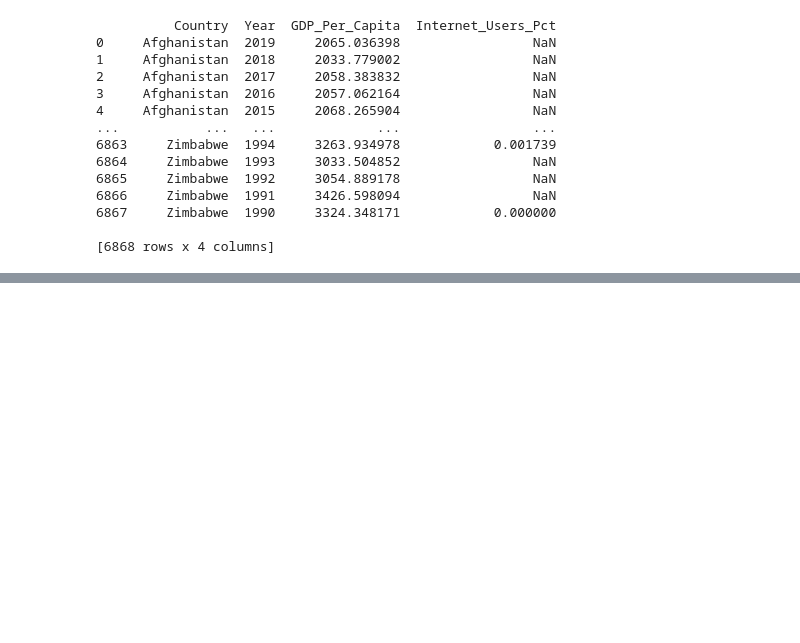
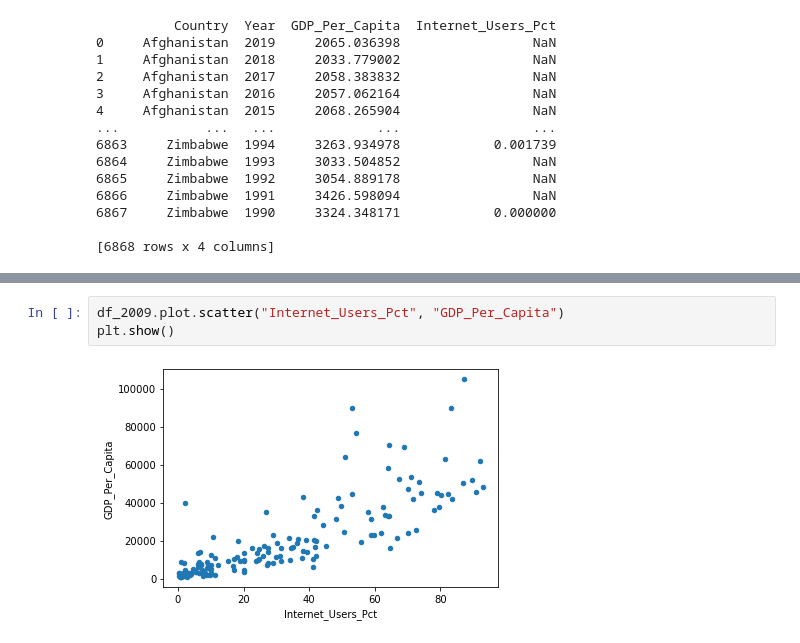
Before and after one commit to NSS-Data-Analytics-Cohort-7/gdp-and-internet-usage-PrestonSpencer, a Jupyter notebook: Notebooks/gdp_internet_project.ipynb, the cells around one changed output, grey strips where cells are left out. Drawn from its saved outputs; the diff is of its cells as text; blank space fills up the shorter version.

```diff
--- a/Notebooks/gdp_internet_project.ipynb
+++ b/Notebooks/gdp_internet_project.ipynb
@@ -235,0 +330,5 @@ gdp_and_internet_use[(gdp_and_internet_use["Year"] == 2004) | (gdp_and_internet_
+# %%
+df_2009.plot.scatter("Internet_Users_Pct", "GDP_Per_Capita")
+plt.show()
+# %% [output]
+[figure, added]
```
Also changed, not shown: parts of 29 cells of this notebook.
